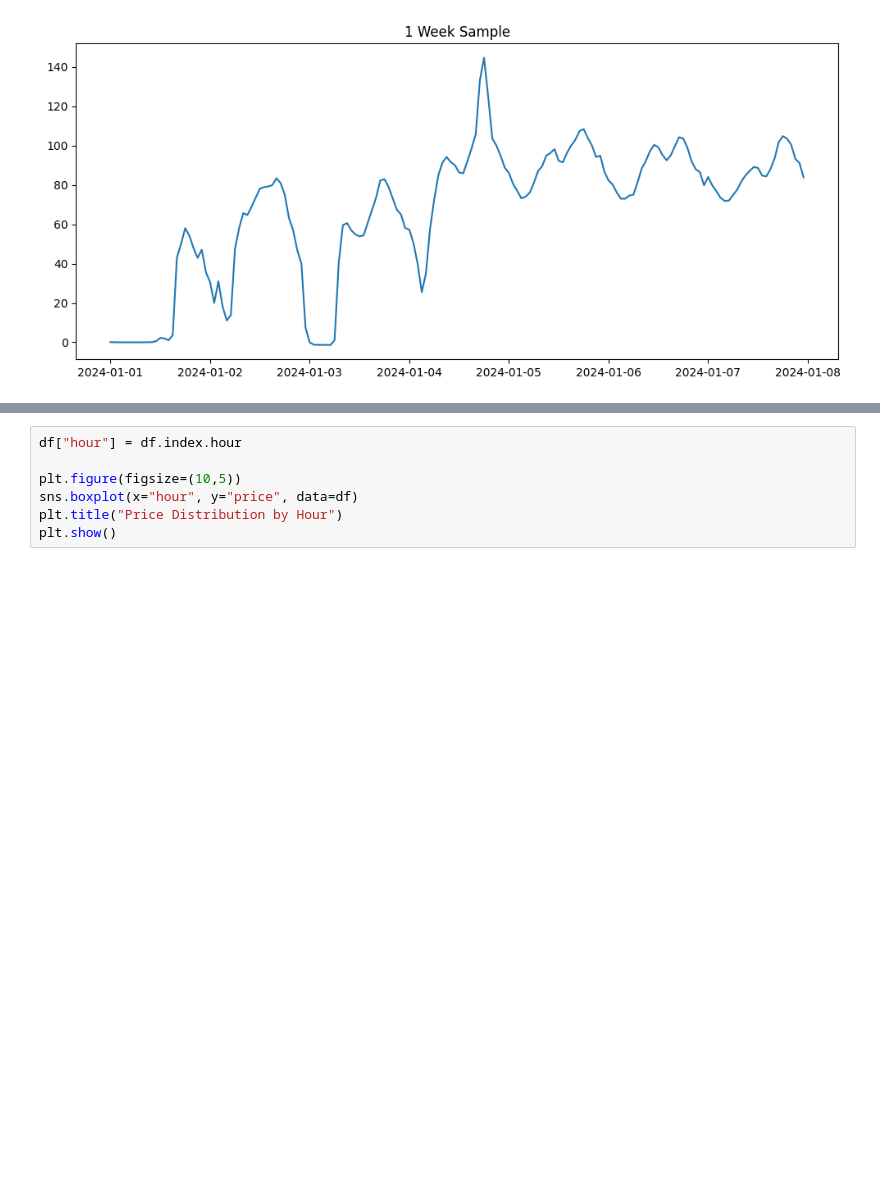
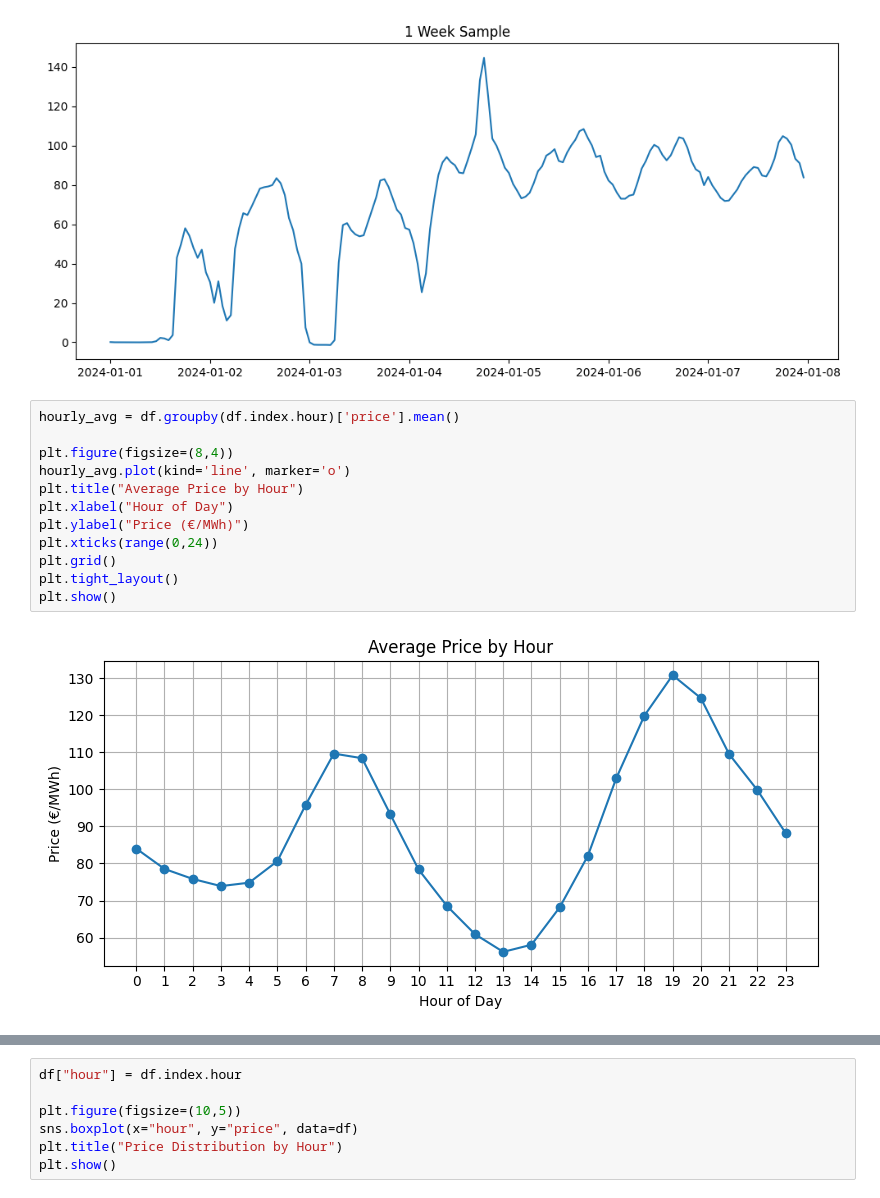
Before and after one commit to Kanakjyoti/electricity-price-forecasting-germany, a Jupyter notebook: notebooks/02_eda.ipynb, the cells around one changed output, grey strips where cells are left out. Saved outputs shown, nothing was run; the diff lists cells and outputs as text; blank space fills up the shorter version.

```diff
--- a/notebooks/02_eda.ipynb
+++ b/notebooks/02_eda.ipynb
@@ -57,3 +57,17 @@ plt.title("1 Week Sample")
 plt.show()
 # %% [output]
 [figure]
+# %%
+hourly_avg = df.groupby(df.index.hour)['price'].mean()
+
+plt.figure(figsize=(8,4))
+hourly_avg.plot(kind='line', marker='o')
+plt.title("Average Price by Hour")
+plt.xlabel("Hour of Day")
+plt.ylabel("Price (€/MWh)")
+plt.xticks(range(0,24))
+plt.grid()
+plt.tight_layout()
+plt.show()
+# %% [output]
+[figure, added]
```
Also changed, not shown: parts of 1 cell of this notebook.
